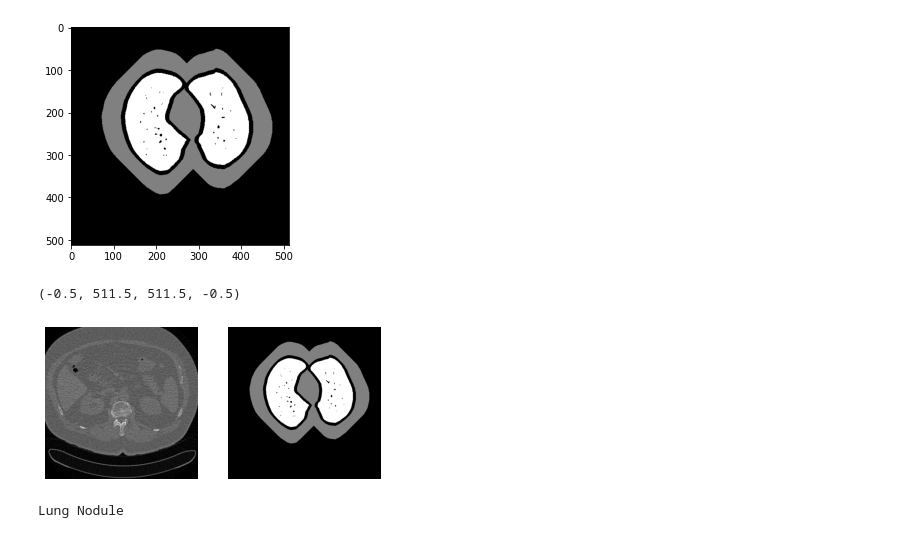
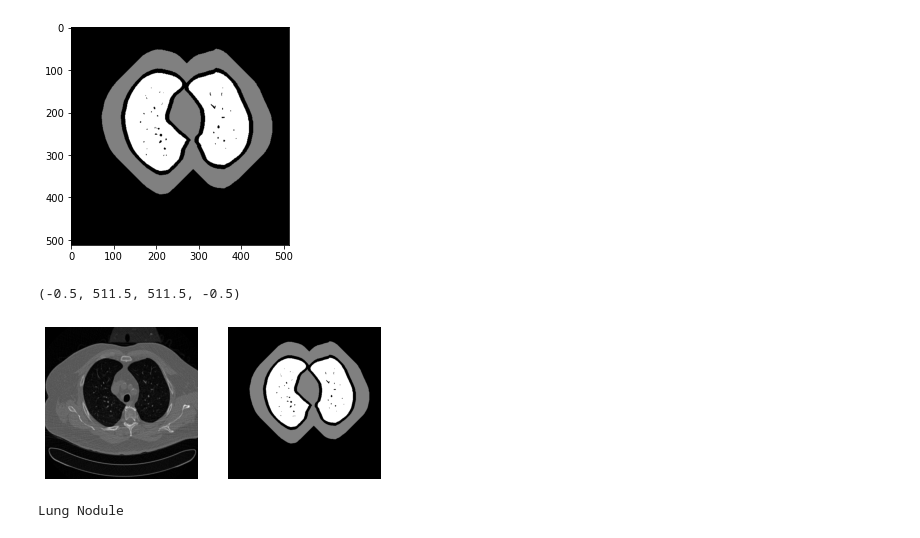
Before and after one commit to VikashHela/Detection-of-Non-Small-Cell-Lung-Cancer-using-CNN-VGG19-, a Jupyter notebook: BI-Project(Detection of Non Small Cell Lung Cancer using CNN(VGG19)).ipynb, the cells around one changed output. Saved outputs shown, nothing was run; the diff lists cells and outputs as text; code cells hidden in the pictures.

```diff
--- a/BI-Project(Detection of Non Small Cell Lung Cancer using CNN(VGG19)).ipynb
+++ b/BI-Project(Detection of Non Small Cell Lung Cancer using CNN(VGG19)).ipynb
@@ -158,14 +201,14 @@ Watershed Marker
 [figure]
 # %%
 plt.subplot(121)
-plt.imshow(test_patient_images[100],cmap = 'gray')
+plt.imshow(test_patient_images[20],cmap = 'gray')
 plt.axis('off')
 plt.subplot(122)
 plt.imshow(test_patient_watershed,cmap = 'gray')
 plt.axis('off')
 # %% [output]
 (-0.5, 511.5, 511.5, -0.5)
-[figure, old version]
+[figure, new version]
 # %%
 def seperate_lungs(image):
     #Creation of the markers as shown above:
```
Also changed, not shown: parts of 18 cells of this notebook.
